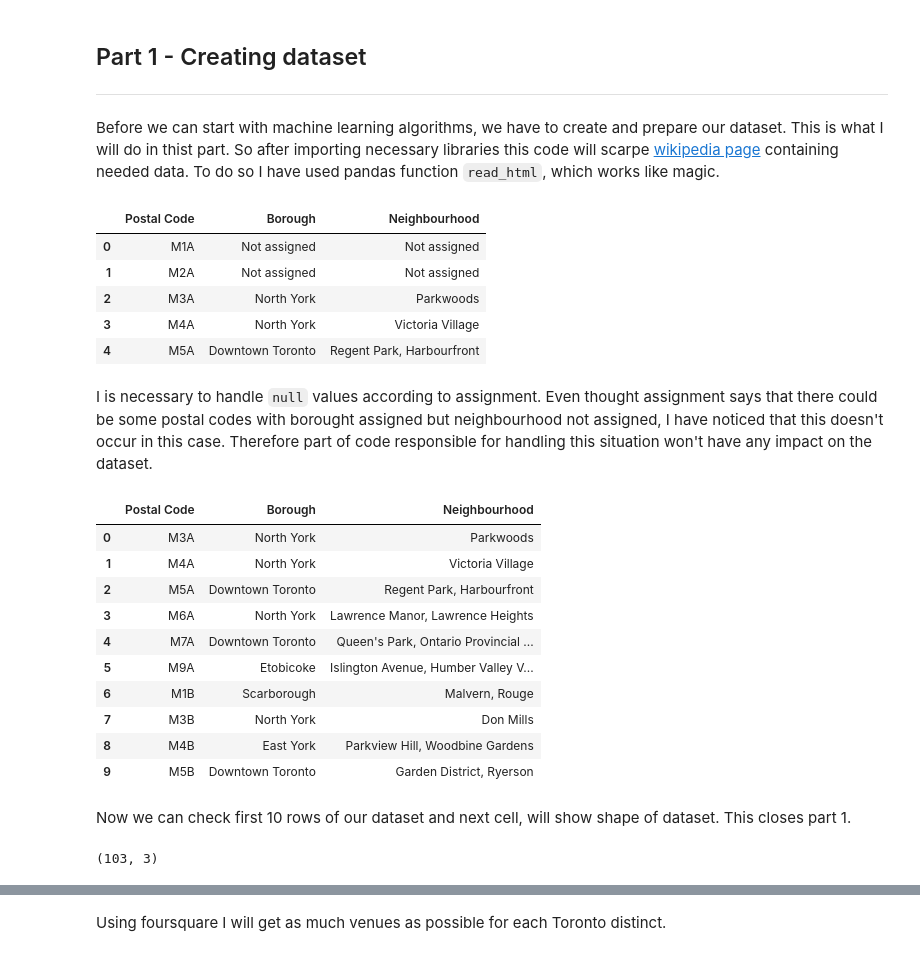
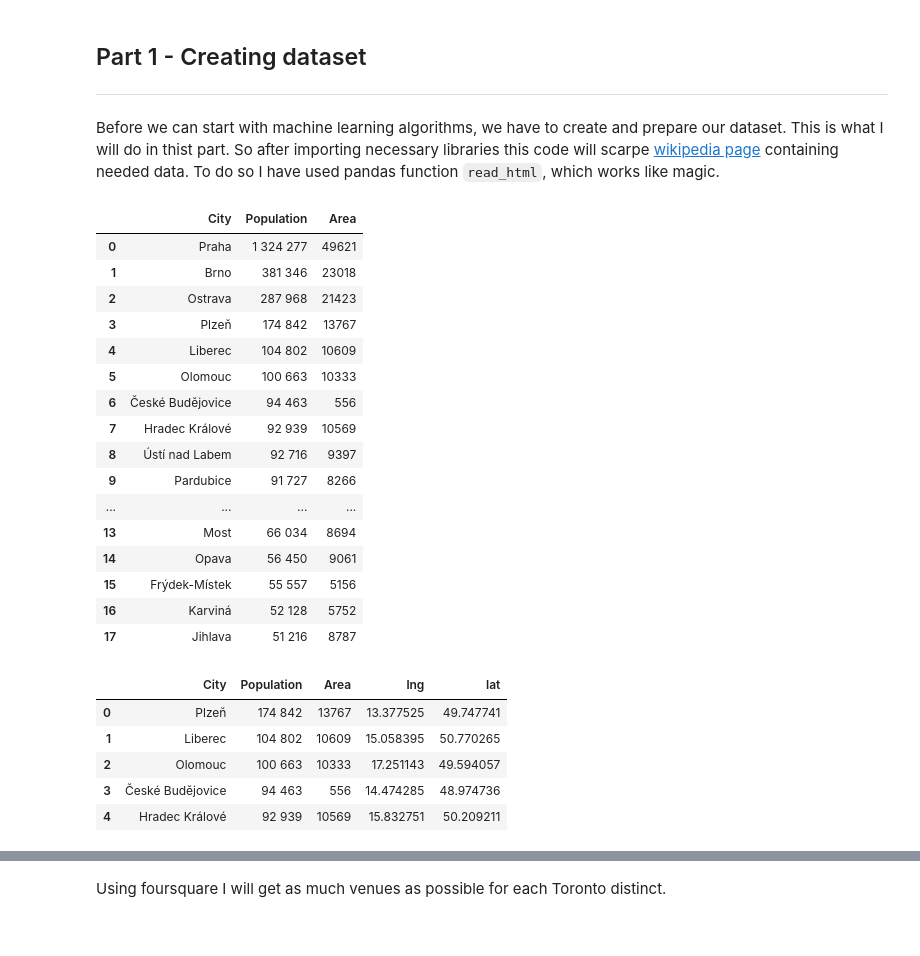
Before and after one commit to jarousek23/Coursera, a Jupyter notebook: Course_capstone.ipynb, the cells around one changed output, grey strips where cells are left out. Drawn from its saved outputs; the diff is of its cells as text; code cells hidden in the pictures.

```diff
--- a/Course_capstone.ipynb
+++ b/Course_capstone.ipynb
@@ -19,37 +25,30 @@ import requests
 # %%
-link = 'https://en.wikipedia.org/wiki/List_of_postal_codes_of_Canada:_M'
+link = 'https://cs.wikipedia.org/wiki/Seznam_m%C4%9Bst_v_%C4%8Cesku_podle_po%C4%8Dtu_obyvatel'
 
 r=requests.get(link)
 
 tables = pd.read_html(r.text)
 raw_df = tables[0]
-raw_df.head()
+raw_df.rename(columns=dict(zip(raw_df.columns, ['Number', 'City', 'Pic', 'Population', 'Area', 'Distinct'])), inplace = True)
+raw_df.pop('Number')
+raw_df.pop('Pic')
+raw_df.pop('Distinct')
+raw_df.head(18)
 # %% [output]
-|  | Postal Code | Borough | Neighbourhood |
-| 0 | M1A | Not assigned | Not assigned |
-| 1 | M2A | Not assigned | Not assigned |
-| 2 | M3A | North York | Parkwoods |
-| 3 | M4A | North York | Victoria Village |
-| 4 | M5A | Downtown Toronto | Regent Park, Harbourfront |
+|  | City | Population | Area |
+| 0 | Praha | 1 324 277 | 49621 |
+| 1 | Brno | 381 346 | 23018 |
+| 2 | Ostrava | 287 968 | 21423 |
+| 3 | Plzeň | 174 842 | 13767 |
+| 4 | Liberec | 104 802 | 10609 |
+| 5 | Olomouc | 100 663 | 10333 |
+| 6 | České Budějovice | 94 463 | 556 |
+| 7 | Hradec Králové | 92 939 | 10569 |
+| 8 | Ústí nad Labem | 92 716 | 9397 |
+| 9 | Pardubice | 91 727 | 8266 |
+| ... | ... | ... | ... |
+| 13 | Most | 66 034 | 8694 |
+| 14 | Opava | 56 450 | 9061 |
+| 15 | Frýdek-Místek | 55 557 | 5156 |
+| 16 | Karviná | 52 128 | 5752 |
+| 17 | Jihlava | 51 216 | 8787 |
-# %% [markdown]
-I is necessary to handle `null` values according to assignment. Even thought assignment says that there could be some postal codes with borought assigned but neighbourhood not assigned, I have noticed that this doesn't occur in this case. Therefore part of code responsible for handling this situation won't have any impact on the dataset.
-# %%
-df = raw_df.copy().replace({'Not assigned': None})
-df.dropna(subset=['Borough'],inplace=True)
-df['Neighbourhood'][df['Neighbourhood'].isnull()] = df['Borough'][df['Neighbourhood'].isnull()]
-df.reset_index(drop=True,inplace=True)
-df.head(10)
-# %% [output]
-|  | Postal Code | Borough | Neighbourhood |
-| 0 | M3A | North York | Parkwoods |
-| 1 | M4A | North York | Victoria Village |
-| 2 | M5A | Downtown Toronto | Regent Park, Harbourfront |
-| 3 | M6A | North York | Lawrence Manor, Lawrence Heights |
-| 4 | M7A | Downtown Toronto | Queen's Park, Ontario Provincial ... |
-| 5 | M9A | Etobicoke | Islington Avenue, Humber Valley V... |
-| 6 | M1B | Scarborough | Malvern, Rouge |
-| 7 | M3B | North York | Don Mills |
-| 8 | M4B | East York | Parkview Hill, Woodbine Gardens |
-| 9 | M5B | Downtown Toronto | Garden District, Ryerson |
-# %% [markdown]
-Now we can check first 10 rows of our dataset and next cell, will show shape of dataset. This closes part 1.
@@ -56,4 +65,9 @@ Now we can check first 10 rows of our dataset and next cell, will show shape of
 # %%
-df.shape
+df.head()
 # %% [output]
-(103, 3)
+|  | City | Population | Area | lng | lat |
+| 0 | Plzeň | 174 842 | 13767 | 13.377525 | 49.747741 |
+| 1 | Liberec | 104 802 | 10609 | 15.058395 | 50.770265 |
+| 2 | Olomouc | 100 663 | 10333 | 17.251143 | 49.594057 |
+| 3 | České Budějovice | 94 463 | 556 | 14.474285 | 48.974736 |
+| 4 | Hradec Králové | 92 939 | 10569 | 15.832751 | 50.209211 |
```
Also changed, not shown: parts of 27 cells of this notebook, 2 other files.
